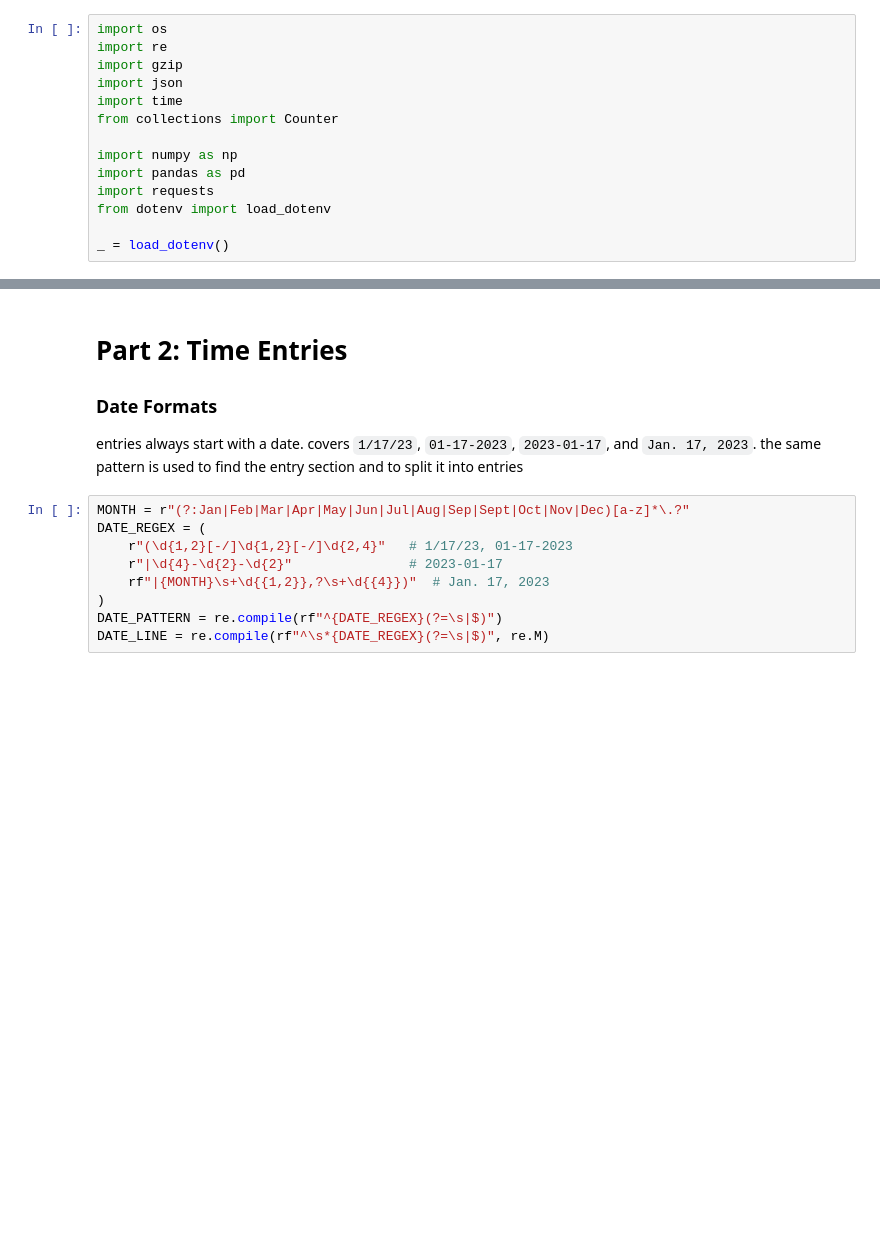
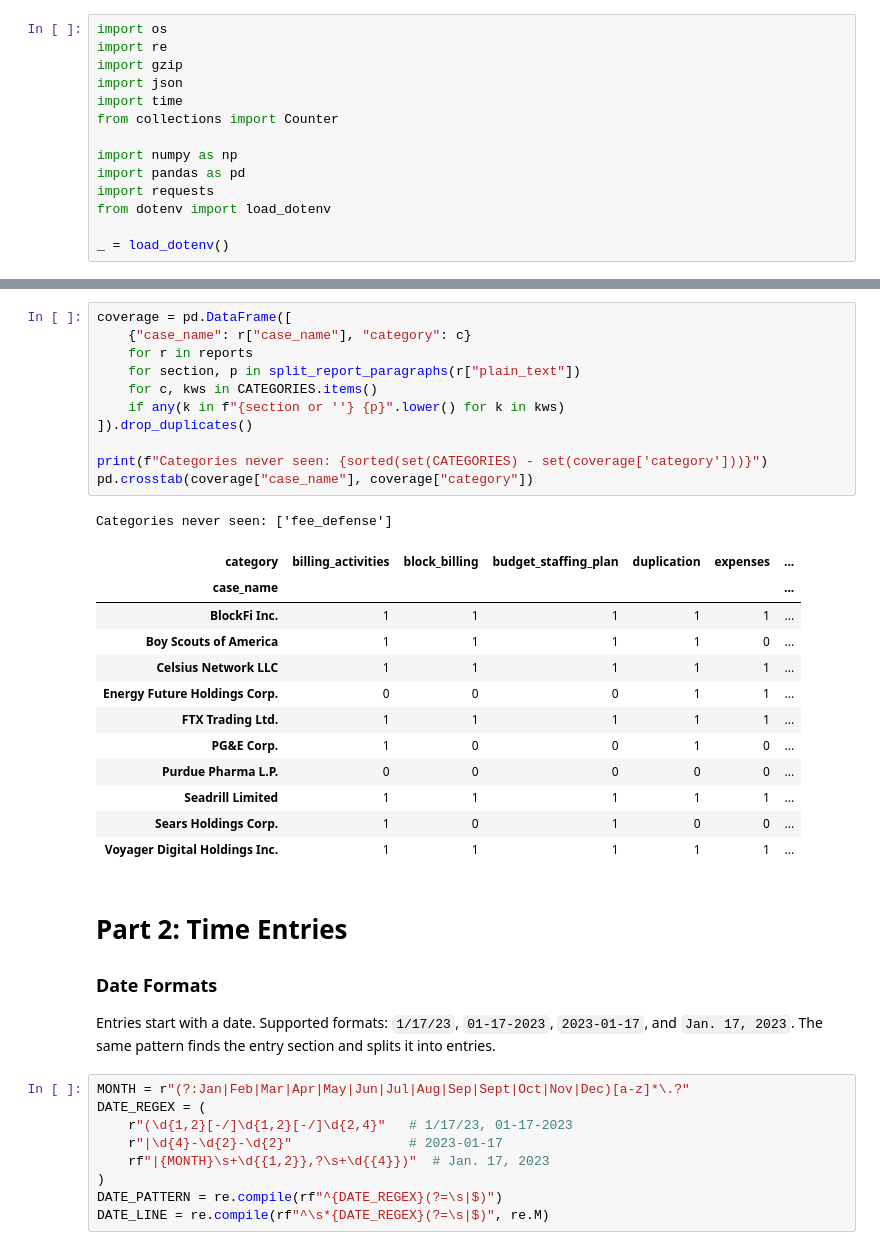
Before and after one commit to ashleyyykim/billing-entry-assistant, a Jupyter notebook: courtlistener_scrape/courtlistener_training_data.ipynb, the cells around one changed output, grey strips where cells are left out. Saved outputs shown, nothing was run; the diff lists cells and outputs as text; blank space fills up the shorter version.

```diff
--- a/courtlistener_scrape/courtlistener_training_data.ipynb
+++ b/courtlistener_scrape/courtlistener_training_data.ipynb
@@ -536,8 +626,33 @@ report_health.sort_values("median_len")
+# %%
+coverage = pd.DataFrame([
+    {"case_name": r["case_name"], "category": c}
+    for r in reports
+    for section, p in split_report_paragraphs(r["plain_text"])
+    for c, kws in CATEGORIES.items()
+    if any(k in f"{section or ''} {p}".lower() for k in kws)
+]).drop_duplicates()
+
+print(f"Categories never seen: {sorted(set(CATEGORIES) - set(coverage['category']))}")
+pd.crosstab(coverage["case_name"], coverage["category"])
+# %% [output]
+Categories never seen: ['fee_defense']
+| category | billing_activities | block_billing | budget_staffing_plan | duplication | expenses | ... |
+| case_name |  |  |  |  |  | ... |
+| BlockFi Inc. | 1 | 1 | 1 | 1 | 1 | ... |
+| Boy Scouts of America | 1 | 1 | 1 | 1 | 0 | ... |
+| Celsius Network LLC | 1 | 1 | 1 | 1 | 1 | ... |
+| Energy Future Holdings Corp. | 0 | 0 | 0 | 1 | 1 | ... |
+| FTX Trading Ltd. | 1 | 1 | 1 | 1 | 1 | ... |
+| PG&E Corp. | 1 | 0 | 0 | 1 | 0 | ... |
+| Purdue Pharma L.P. | 0 | 0 | 0 | 0 | 0 | ... |
+| Seadrill Limited | 1 | 1 | 1 | 1 | 1 | ... |
+| Sears Holdings Corp. | 1 | 0 | 1 | 0 | 0 | ... |
+| Voyager Digital Holdings Inc. | 1 | 1 | 1 | 1 | 1 | ... |
 # %% [markdown]
 # Part 2: Time Entries
 
 ### Date Formats
-entries always start with a date. covers `1/17/23`, `01-17-2023`, `2023-01-17`, and `Jan. 17, 2023`. the same pattern is used to find the entry section and to split it into entries
+Entries start with a date. Supported formats: `1/17/23`, `01-17-2023`, `2023-01-17`, and `Jan. 17, 2023`. The same pattern finds the entry section and splits it into entries.
 # %%
 MONTH = r"(?:Jan|Feb|Mar|Apr|May|Jun|Jul|Aug|Sep|Sept|Oct|Nov|Dec)[a-z]*\.?"
 DATE_REGEX = (
```
Also changed, not shown: parts of 98 cells of this notebook, 9 other files.
